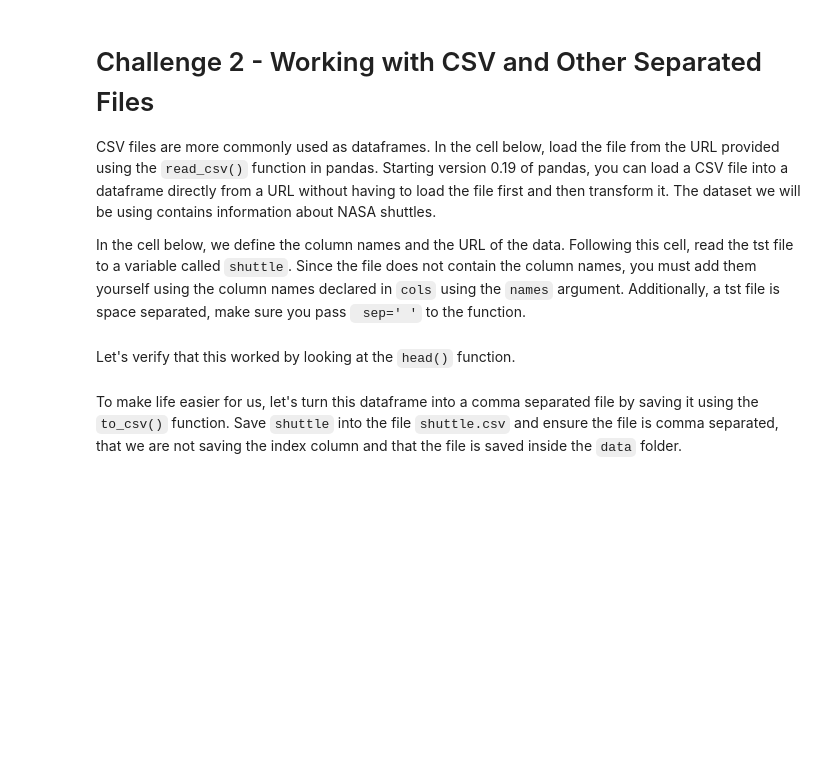
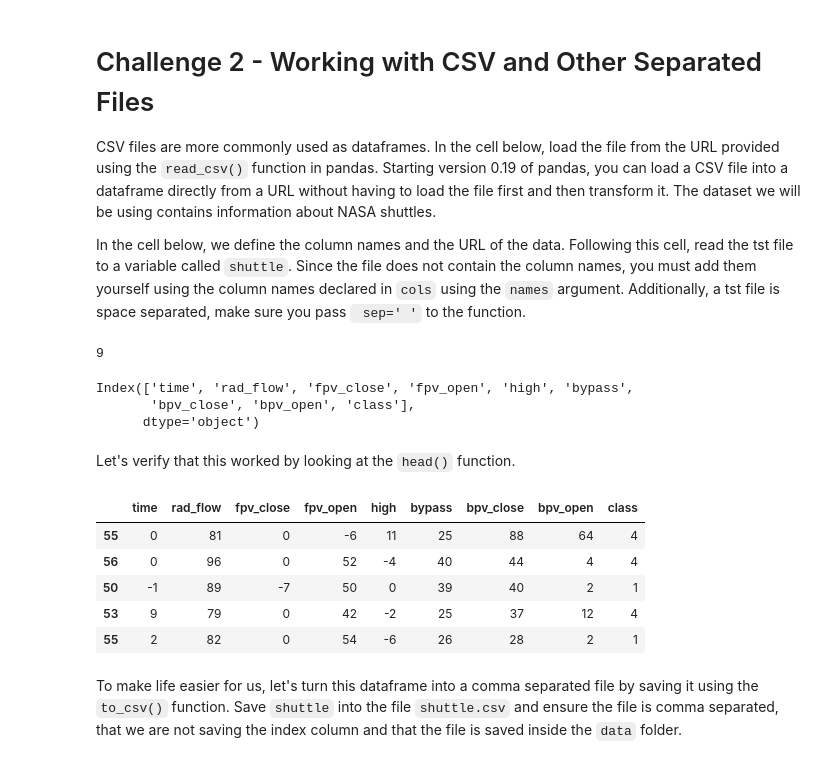
Before and after one commit to martingonzalezr001/dataptmad0924_labs, a Jupyter notebook: module-1/importing-exporting-data/your-code/main.ipynb, the cells around one changed output. Drawn from its saved outputs; the diff is of its cells as text; code cells hidden in the pictures; blank space fills up the shorter version.

```diff
--- a/module-1/importing-exporting-data/your-code/main.ipynb
+++ b/module-1/importing-exporting-data/your-code/main.ipynb
@@ -94,7 +92,28 @@ tst_url = 'https://archive.ics.uci.edu/ml/machine-learning-databases/statlog/shu
+# %%
+# your code here
+shuttle = pd.read_csv(tst_url, sep=' ',names=cols)
+shuttle
+print(len(cols))
+# %% [output]
+9
+# %%
+shuttle.columns
+# %% [output]
+Index(['time', 'rad_flow', 'fpv_close', 'fpv_open', 'high', 'bypass',
+       'bpv_close', 'bpv_open', 'class'],
+      dtype='object')
 # %% [markdown]
 Let's verify that this worked by looking at the `head()` function.
 # %%
 # your code here
+shuttle.head()
+# %% [output]
+|  | time | rad_flow | fpv_close | fpv_open | high | bypass | bpv_close | bpv_open | class |
+| 55 | 0 | 81 | 0 | -6 | 11 | 25 | 88 | 64 | 4 |
+| 56 | 0 | 96 | 0 | 52 | -4 | 40 | 44 | 4 | 4 |
+| 50 | -1 | 89 | -7 | 50 | 0 | 39 | 40 | 2 | 1 |
+| 53 | 9 | 79 | 0 | 42 | -2 | 25 | 37 | 12 | 4 |
+| 55 | 2 | 82 | 0 | 54 | -6 | 26 | 28 | 2 | 1 |
 # %% [markdown]
 To make life easier for us, let's turn this dataframe into a comma separated file by saving it using the `to_csv()` function. Save `shuttle` into the file `shuttle.csv` and ensure the file is comma separated, that we are not saving the index column and that the file is saved inside the `data` folder.
 # %%
```
Also changed, not shown: parts of 7 cells of this notebook, 2 other files.
